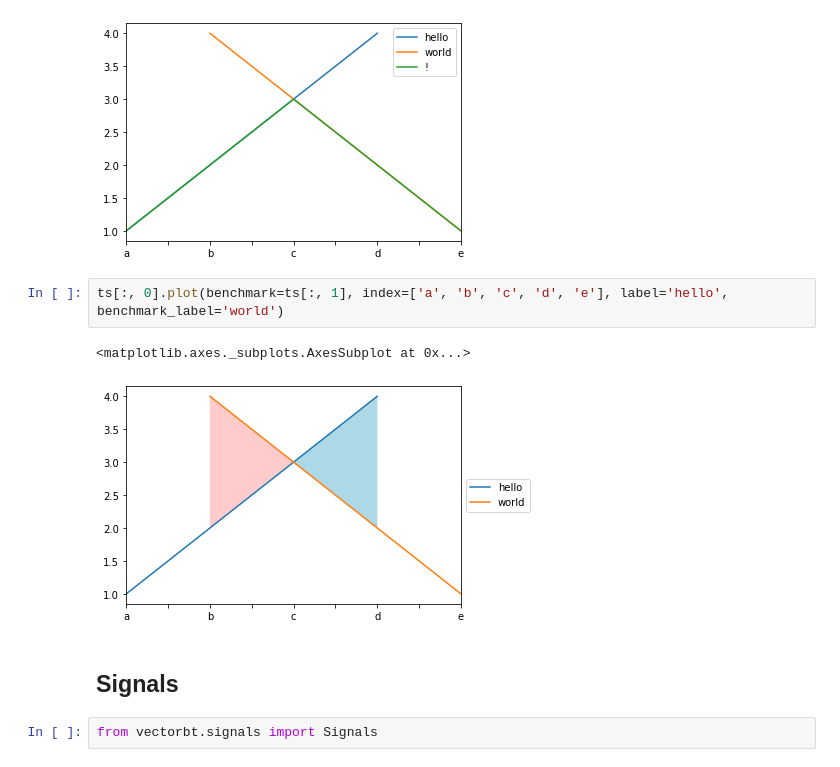
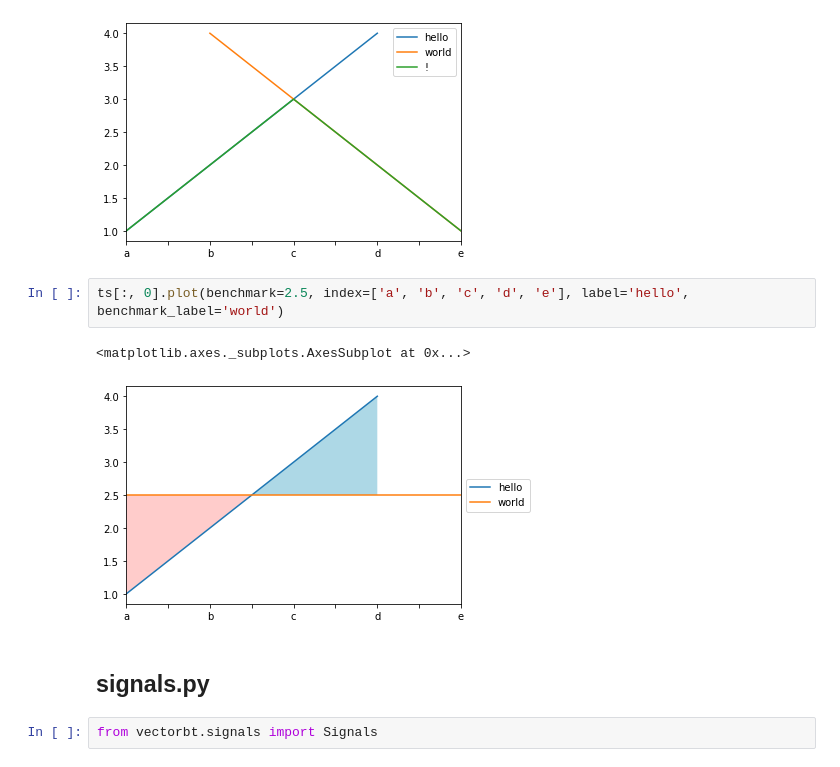
Before and after one commit to polakowo/vectorbt, a Jupyter notebook: tests.ipynb, the cells around one changed output. Drawn from its saved outputs; the diff is of its cells as text.

```diff
--- a/tests.ipynb
+++ b/tests.ipynb
@@ -161,12 +191,12 @@ pd.DataFrame(ts, index=['a', 'b', 'c', 'd', 'e'], columns=['hello', 'world', '!'
 <matplotlib.axes._subplots.AxesSubplot at 0x...>
 [figure]
 # %%
-ts[:, 0].plot(benchmark=ts[:, 1], index=['a', 'b', 'c', 'd', 'e'], label='hello', benchmark_label='world')
+ts[:, 0].plot(benchmark=2.5, index=['a', 'b', 'c', 'd', 'e'], label='hello', benchmark_label='world')
 # %% [output]
 <matplotlib.axes._subplots.AxesSubplot at 0x...>
-[figure, old version]
+[figure, new version]
-# %% [markdown]
-## Signals
+# %% [markdown]
+## signals.py
 # %%
 from vectorbt.signals import Signals
 # %%
```
Also changed, not shown: parts of 45 cells of this notebook, 8 other files.
